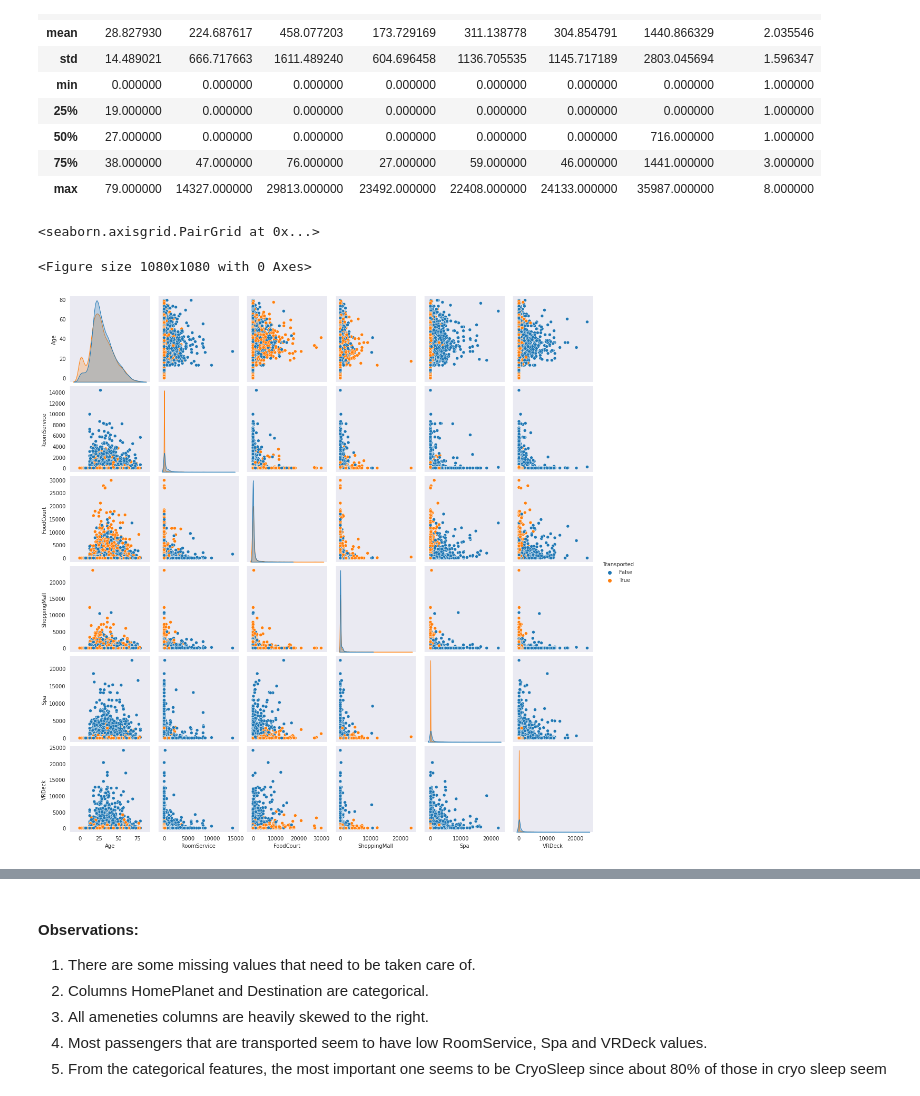
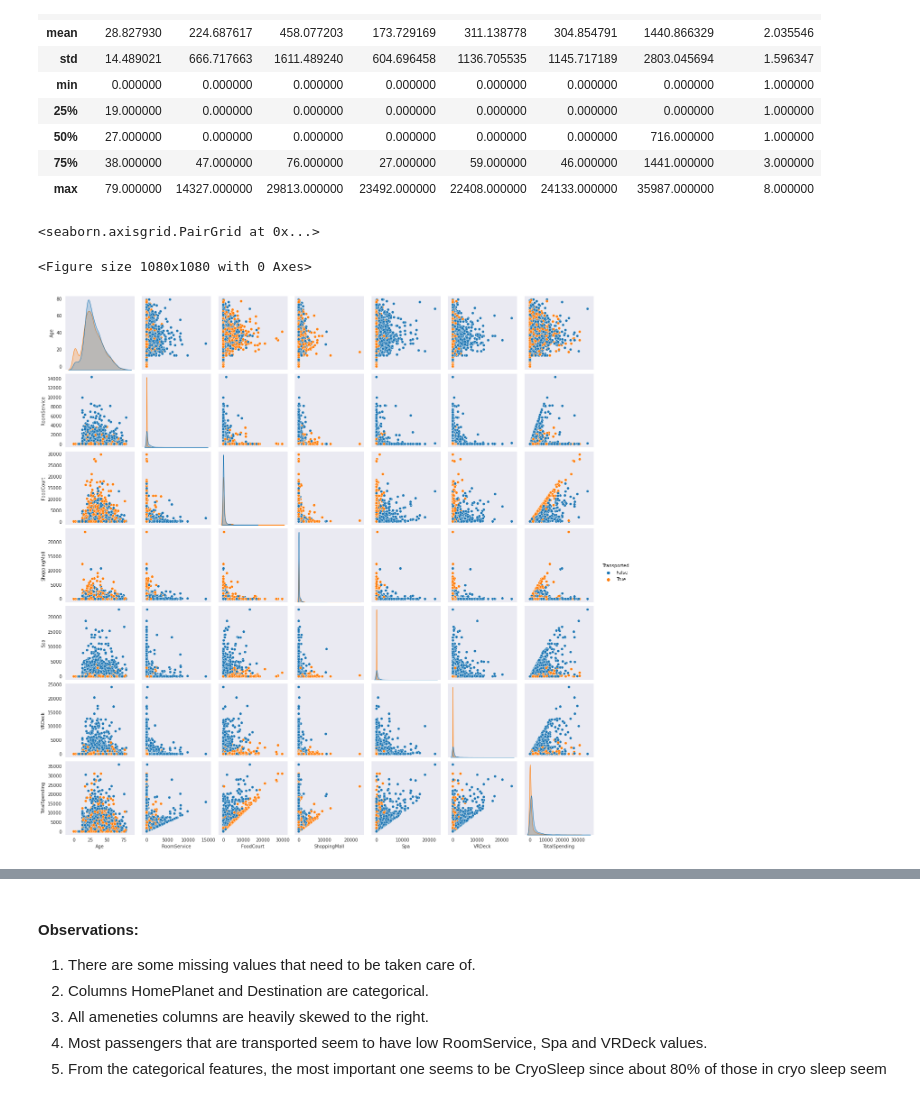
Before and after one commit to mhadjiantonis/SpaceshipTitanic, a Jupyter notebook: spaceship-titanic.ipynb, the cells around one changed output, grey strips where cells are left out. Saved outputs shown, nothing was run; the diff lists cells and outputs as text; code cells hidden in the pictures.

```diff
--- a/spaceship-titanic.ipynb
+++ b/spaceship-titanic.ipynb
@@ -94,11 +94,11 @@ titanic_df.describe()
 | 75% | 38.000000 | 47.000000 | 76.000000 | 27.000000 | 59.000000 | 46.000000 | 1441.000000 | 3.000000 |
 | max | 79.000000 | 14327.000000 | 29813.000000 | 23492.000000 | 22408.000000 | 24133.000000 | 35987.000000 | 8.000000 |
 # %%
-numerical_columns = ['Age', 'RoomService', 'FoodCourt', 'ShoppingMall', 'Spa', 'VRDeck'] #, 'TotalSpending'] # Better performance without total spending column
+numerical_columns = ['Age', 'RoomService', 'FoodCourt', 'ShoppingMall', 'Spa', 'VRDeck', 'TotalSpending']
 plt.figure(figsize=(15,15))
 sns.pairplot(data=titanic_df[numerical_columns + ['Transported']], hue='Transported')
 # %% [output]
 <seaborn.axisgrid.PairGrid at 0x...>
 <Figure size 1080x1080 with 0 Axes>
-[figure, old version]
+[figure, new version]
 # %%
```
Also changed, not shown: parts of 31 cells of this notebook.
